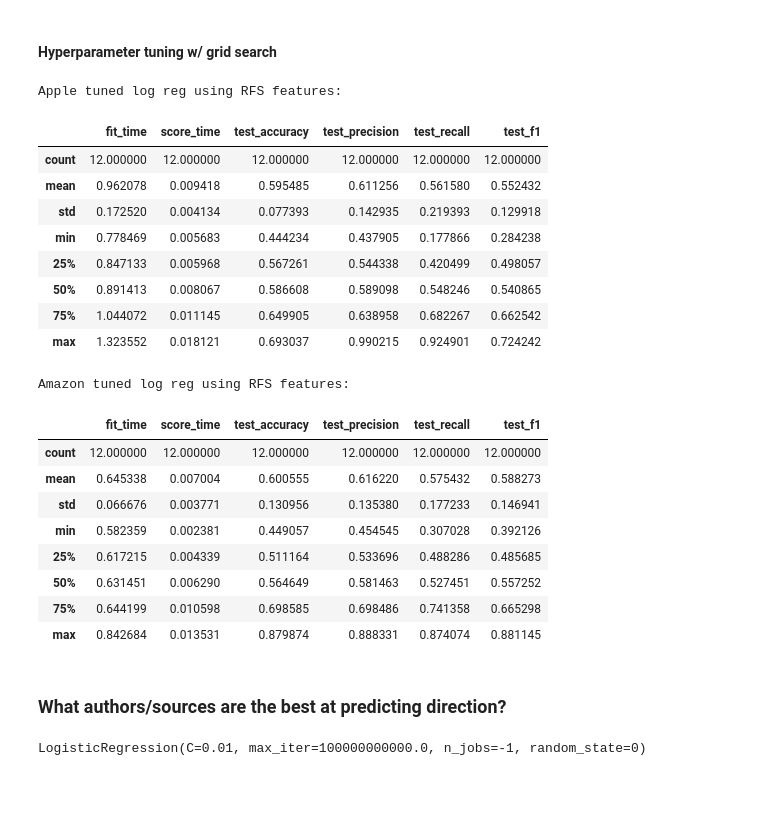
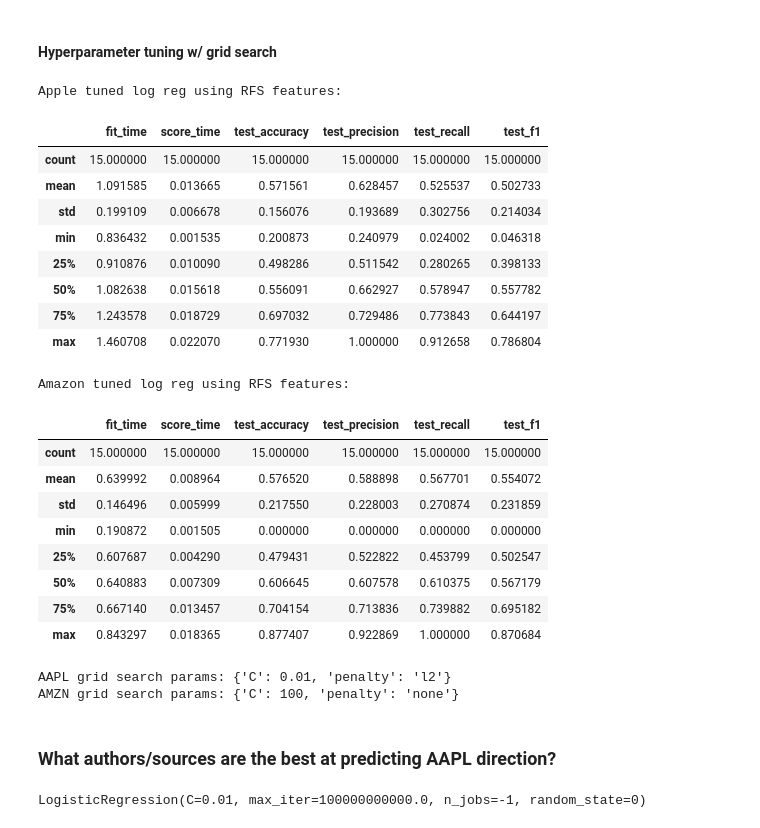
Before and after one commit to AdamMiyauchi/CSE573-Project, a Jupyter notebook: direction_prediction.ipynb, the cells around one changed output. Saved outputs shown, nothing was run; the diff lists cells and outputs as text; code cells hidden in the pictures; blank space fills up the shorter version.

```diff
--- a/direction_prediction.ipynb
+++ b/direction_prediction.ipynb
@@ -44,3 +44,23 @@ AMZN:
 | 2 | df5883d078ebfbe015e1e717002e4b889... | Larry Ramer | https://investorplace.com/2018/09... | Pandora Stock Gets a Boost — Buy Now | english | MannKind Surges More Than 50% >>>... | 2018-09-04 16:22:00+00:00 | False | True | False | ... |
 | 3 | 861c19bff56d09f97b6798f5fbe374061... | morningstar.com | http://news.morningstar.com/all/d... | MARKET SNAPSHOT: Tech Tumble Weig... | english | By Mark DeCambre, MarketWatch , R... | 2018-09-05 00:00:00+00:00 | False | True | False | ... |
 | 4 | cb960bebc2bf78d327026127c9fe919a4... | morningstar.com | http://news.morningstar.com/all/b... | New Month, Same Old Story: Trade ... | english | It may be a new month, but the sa... | 2018-09-05 00:00:00+00:00 | False | True | False | ... |
+# %%
+def split_generator(df):
+  cv=[]
+  df['prediction_date'] = pd.to_datetime(df['prediction_date'], errors='coerce')
+  groups = df.groupby(df['prediction_date'].dt.to_period("M")).groups
+  split_groups = [value for (key, value) in groups.items()]
+
+  print('spilt number:' + str(len(split_groups)))
+  for i in range(len(split_groups)):
+    data_index=[]
+    for j in range(len(split_groups)):
+      if i != j:
+        data_index.extend(split_groups[j].tolist())
+    cv.append((data_index, split_groups[i].tolist()))
+    # yield data_index, split_groups[i].tolist()
+
+  return cv
+
+aapl_cv = split_generator(aapl)
+amzn_cv = split_generator(amzn)
@@ -47,10 +70,10 @@ AMZN:
 # %%
-def log_reg_cv(df, stock, desc, features, label, print_summary=False, print_box_plot=False):
+def log_reg_cv(df, stock, desc, features, label, cv, print_summary=False, print_box_plot=False):
     X = df[features]
     y = df[label]
 
     clf = LogisticRegression(random_state=0, max_iter=10e10, n_jobs=-1)
-    results = pd.DataFrame(cross_validate(clf, X, y, cv=12, scoring=['accuracy', 'precision', 'recall', 'f1']))
+    results = pd.DataFrame(cross_validate(clf, X, y, cv=cv, scoring=['accuracy', 'precision', 'recall', 'f1']))
 
     if print_box_plot:
         results.drop('fit_time', axis=1).plot.box(figsize=(10, 5))
@@ -164,7 +189,7 @@ _ = ax.set_xlabel('Number of historical days included')
 # %%
 from sklearn.feature_selection import RFE
 
-def recursive_feature_selection(df, feat, label, stock, desc, n_feat=10):
+def recursive_feature_selection(df, feat, label, stock, desc, cv, n_feat=10):
     clf = LogisticRegression(random_state=0, max_iter=10e10, n_jobs=-1)
     selector = RFE(clf, n_features_to_select=n_feat, step=1)
     X, y = df[feat], df[label]
@@ -172,7 +197,7 @@ def recursive_feature_selection(df, feat, label, stock, desc, n_feat=10):
 
     X = X.loc[:, X.columns[selector.support_]]
 
-    res = log_reg_cv(df, stock, desc, list(X.columns), 'direction')
+    res = log_reg_cv(df, stock, desc, list(X.columns), 'direction', cv)
 
     return {
         'best_feat': list(X.columns),
@@ -217,11 +242,11 @@ feat = [
 label = 'direction'
 
 print('AAPL RFS:')
-aapl_rfs = recursive_feature_selection(aapl, feat, label, 'AAPL', 'AAPL RFS', n_feat=10)
+aapl_rfs = recursive_feature_selection(aapl, feat, label, 'AAPL', 'AAPL RFS', aapl_cv, n_feat=10)
 aapl_rfs
 
 print('AMZN RFS:')
-amzn_rfs = recursive_feature_selection(amzn, feat, label, 'AMZN', 'AMZN RFS', n_feat=10)
+amzn_rfs = recursive_feature_selection(amzn, feat, label, 'AMZN', 'AMZN RFS', amzn_cv, n_feat=10)
 amzn_rfs
 # %% [output]
 AAPL RFS:
@@ -269,55 +294,61 @@ AMZN RFS:
 # %%
 from sklearn.model_selection import GridSearchCV
 
-def tune_log_reg_hyperparams(df, feat, label):
+def tune_log_reg_hyperparams(df, feat, label, cv):
     parameters = {
         'penalty': ('l1', 'l2', 'elasticnet', 'none'),
         'C': [100, 10, 1.0, 0.1, 0.01]
     }
     grid_clf = GridSearchCV(
         LogisticRegression(random_state=0, max_iter=10e10, n_jobs=-1),
         parameters
     )
     grid_clf.fit(df[feat], df[label])
 
     clf = LogisticRegression(random_state=0, max_iter=10e10, n_jobs=-1, **grid_clf.best_params_)
-    results = pd.DataFrame(cross_validate(clf, df[feat], df[label], cv=12, scoring=['accuracy', 'precision', 'recall', 'f1']))
+    results = pd.DataFrame(cross_validate(clf, df[feat], df[label], cv=cv, scoring=['accuracy', 'precision', 'recall', 'f1']))
     return {
         'best_params': grid_clf.best_params_,
         'results': results.describe()
     }
 
 
 print('Apple tuned log reg using RFS features: ')
-aapl_tuned_logreg = tune_log_reg_hyperparams(aapl, aapl_rfs['best_feat'], 'direction')
+aapl_tuned_logreg = tune_log_reg_hyperparams(aapl, aapl_rfs['best_feat'], 'direction', aapl_cv)
 aapl_tuned_logreg['results']
 
 print('Amazon tuned log reg using RFS features: ')
-amzn_tuned_logreg = tune_log_reg_hyperparams(amzn, amzn_rfs['best_feat'], 'direction')
+amzn_tuned_logreg = tune_log_reg_hyperparams(amzn, amzn_rfs['best_feat'], 'direction', amzn_cv)
 amzn_tuned_logreg['results']
 # %% [output]
 Apple tuned log reg using RFS features:
 |  | fit_time | score_time | test_accuracy | test_precision | test_recall | test_f1 |
-| count | 12.000000 | 12.000000 | 12.000000 | 12.000000 | 12.000000 | 12.000000 |
-| mean | 0.962078 | 0.009418 | 0.595485 | 0.611256 | 0.561580 | 0.552432 |
-| std | 0.172520 | 0.004134 | 0.077393 | 0.142935 | 0.219393 | 0.129918 |
-| min | 0.778469 | 0.005683 | 0.444234 | 0.437905 | 0.177866 | 0.284238 |
-| 25% | 0.847133 | 0.005968 | 0.567261 | 0.544338 | 0.420499 | 0.498057 |
-| 50% | 0.891413 | 0.008067 | 0.586608 | 0.589098 | 0.548246 | 0.540865 |
-| 75% | 1.044072 | 0.011145 | 0.649905 | 0.638958 | 0.682267 | 0.662542 |
-| max | 1.323552 | 0.018121 | 0.693037 | 0.990215 | 0.924901 | 0.724242 |
+| count | 15.000000 | 15.000000 | 15.000000 | 15.000000 | 15.000000 | 15.000000 |
+| mean | 1.091585 | 0.013665 | 0.571561 | 0.628457 | 0.525537 | 0.502733 |
+| std | 0.199109 | 0.006678 | 0.156076 | 0.193689 | 0.302756 | 0.214034 |
+| min | 0.836432 | 0.001535 | 0.200873 | 0.240979 | 0.024002 | 0.046318 |
+| 25% | 0.910876 | 0.010090 | 0.498286 | 0.511542 | 0.280265 | 0.398133 |
+| 50% | 1.082638 | 0.015618 | 0.556091 | 0.662927 | 0.578947 | 0.557782 |
+| 75% | 1.243578 | 0.018729 | 0.697032 | 0.729486 | 0.773843 | 0.644197 |
+| max | 1.460708 | 0.022070 | 0.771930 | 1.000000 | 0.912658 | 0.786804 |
 Amazon tuned log reg using RFS features:
 |  | fit_time | score_time | test_accuracy | test_precision | test_recall | test_f1 |
-| count | 12.000000 | 12.000000 | 12.000000 | 12.000000 | 12.000000 | 12.000000 |
-| mean | 0.645338 | 0.007004 | 0.600555 | 0.616220 | 0.575432 | 0.588273 |
-| std | 0.066676 | 0.003771 | 0.130956 | 0.135380 | 0.177233 | 0.146941 |
-| min | 0.582359 | 0.002381 | 0.449057 | 0.454545 | 0.307028 | 0.392126 |
-| 25% | 0.617215 | 0.004339 | 0.511164 | 0.533696 | 0.488286 | 0.485685 |
-| 50% | 0.631451 | 0.006290 | 0.564649 | 0.581463 | 0.527451 | 0.557252 |
-| 75% | 0.644199 | 0.010598 | 0.698585 | 0.698486 | 0.741358 | 0.665298 |
-| max | 0.842684 | 0.013531 | 0.879874 | 0.888331 | 0.874074 | 0.881145 |
+| count | 15.000000 | 15.000000 | 15.000000 | 15.000000 | 15.000000 | 15.000000 |
+| mean | 0.639992 | 0.008964 | 0.576520 | 0.588898 | 0.567701 | 0.554072 |
+| std | 0.146496 | 0.005999 | 0.217550 | 0.228003 | 0.270874 | 0.231859 |
+| min | 0.190872 | 0.001505 | 0.000000 | 0.000000 | 0.000000 | 0.000000 |
+| 25% | 0.607687 | 0.004290 | 0.479431 | 0.522822 | 0.453799 | 0.502547 |
+| 50% | 0.640883 | 0.007309 | 0.606645 | 0.607578 | 0.610375 | 0.567179 |
+| 75% | 0.667140 | 0.013457 | 0.704154 | 0.713836 | 0.739882 | 0.695182 |
+| max | 0.843297 | 0.018365 | 0.877407 | 0.922869 | 1.000000 | 0.870684 |
+# %%
+print('AAPL grid search params:', aapl_tuned_logreg['best_params'])
+print('AMZN grid search params:', amzn_tuned_logreg['best_params'])
+# %% [output]
+AAPL grid search params: {'C': 0.01, 'penalty': 'l2'}
+AMZN grid search params: {'C': 100, 'penalty': 'none'}
 # %% [markdown]
-### What authors/sources are the best at predicting direction?
+### What authors/sources are the best at predicting AAPL direction?
 # %%
 from sklearn.model_selection import train_test_split
 from sklearn.metrics import accuracy_score
```
Also changed, not shown: parts of 10 cells of this notebook, 3 other files.
